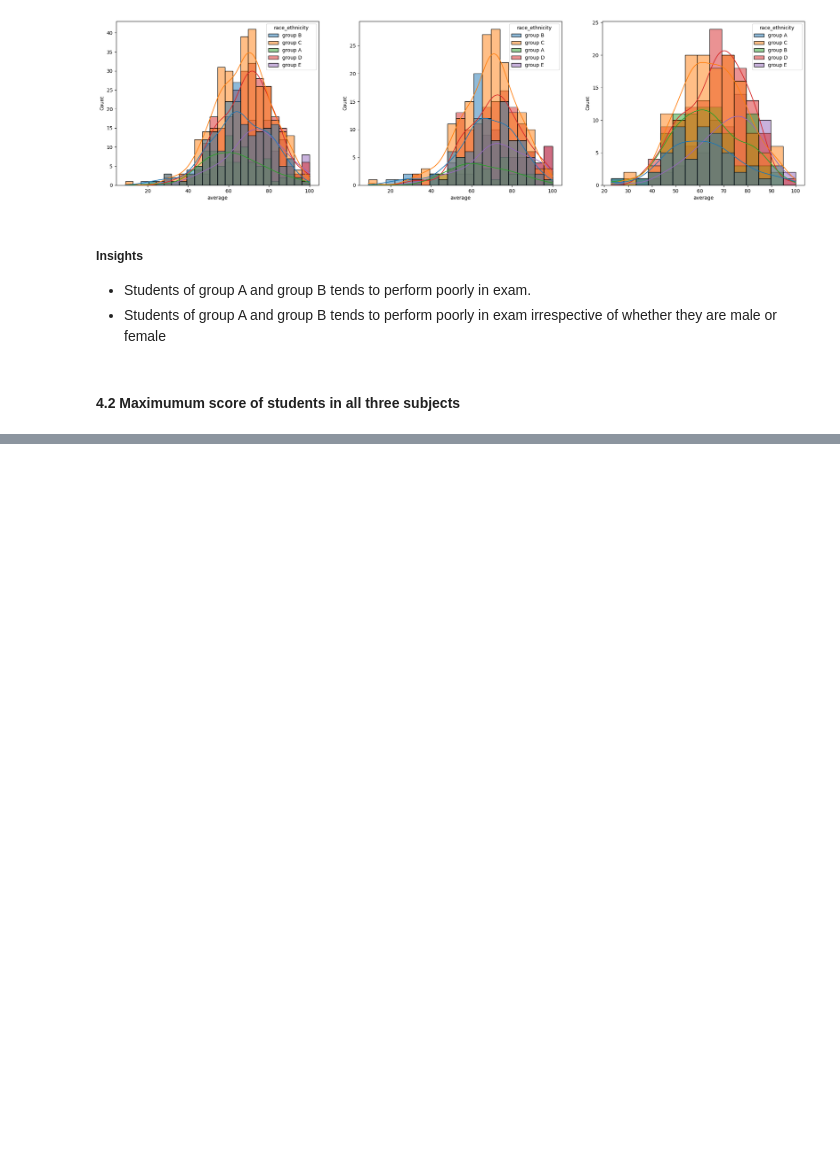
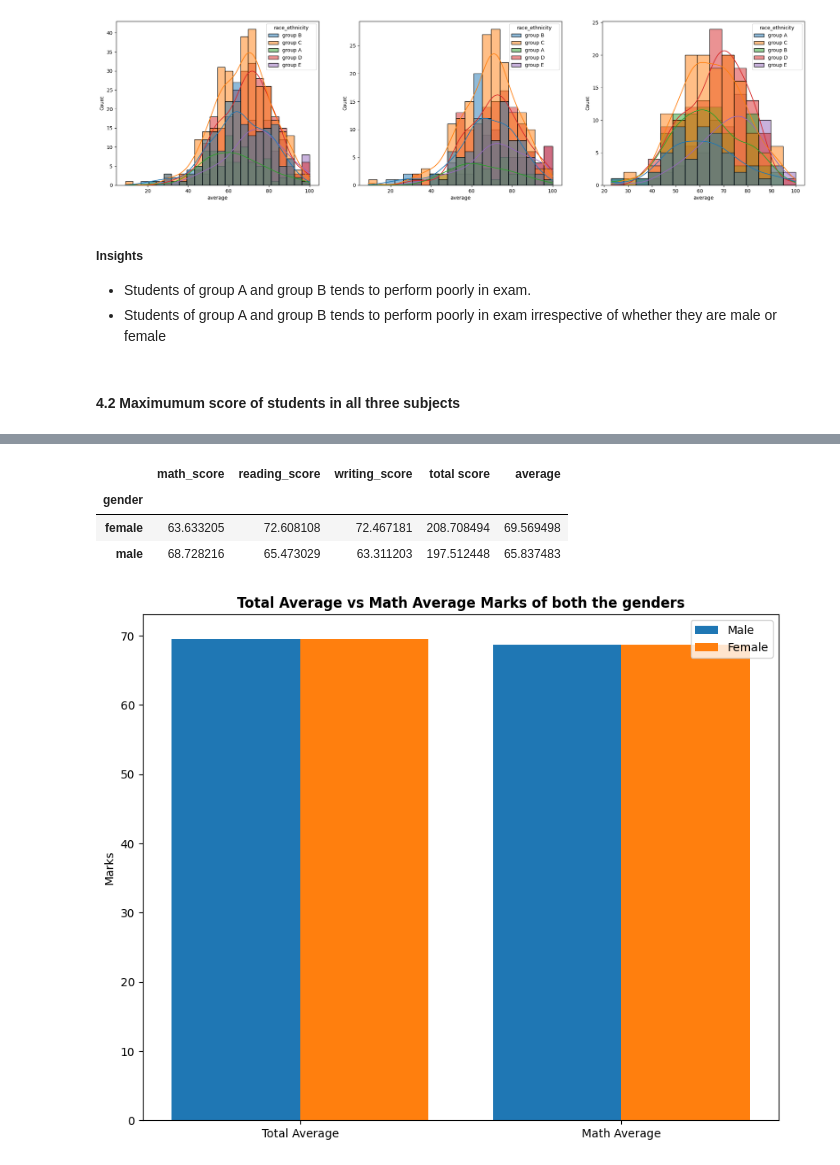
Before and after one commit to 1rishu0/Student-Performance-Indicator, a Jupyter notebook: notebook/1. EDA STUDENT PERFORMANCE.ipynb, the cells around one changed output, grey strips where cells are left out. Drawn from its saved outputs; the diff is of its cells as text; code cells hidden in the pictures; blank space fills up the shorter version.

```diff
--- a/notebook/1. EDA STUDENT PERFORMANCE.ipynb
+++ b/notebook/1. EDA STUDENT PERFORMANCE.ipynb
@@ -382,0 +522,31 @@ plt.axis('off')
+# %%
+gender_group=df.groupby('gender').mean(["math_score","reading_score",'writing_score','total score','average'])
+gender_group
+# %% [output]
+|  | math_score | reading_score | writing_score | total score | average |
+| gender |  |  |  |  |  |
+| female | 63.633205 | 72.608108 | 72.467181 | 208.708494 | 69.569498 |
+| male | 68.728216 | 65.473029 | 63.311203 | 197.512448 | 65.837483 |
+# %%
+plt.figure(figsize=(10,8))
+
+X=["Total Average",'Math Average']
+
+female_scores=[gender_group['average'][0],gender_group['math_score'][1]]
+male_scores=[gender_group['average'][0],gender_group['math_score'][1]]
+
+# np.arange(len(X)) generates an array with evenly spaced values, starting from 0 up to the length of X (exclusive).
+# For example, if X has two items, X_axis will be [0, 1].
+X_axis=np.arange(len(X))
+
+# X_axis - 0.2 and X_axis + 0.2 offset the bars to avoid overlap.
+plt.bar(X_axis-0.2,male_scores,0.4,label="Male")
+plt.bar(X_axis+0.2,female_scores,0.4,label='Female')
+
+plt.xticks(X_axis,X)
+plt.ylabel("Marks")
+plt.title("Total Average vs Math Average Marks of both the genders",fontweight='bold')
+plt.legend()
+plt.show()
+# %% [output]
+[figure, added]
```
Also changed, not shown: parts of 19 cells of this notebook.
